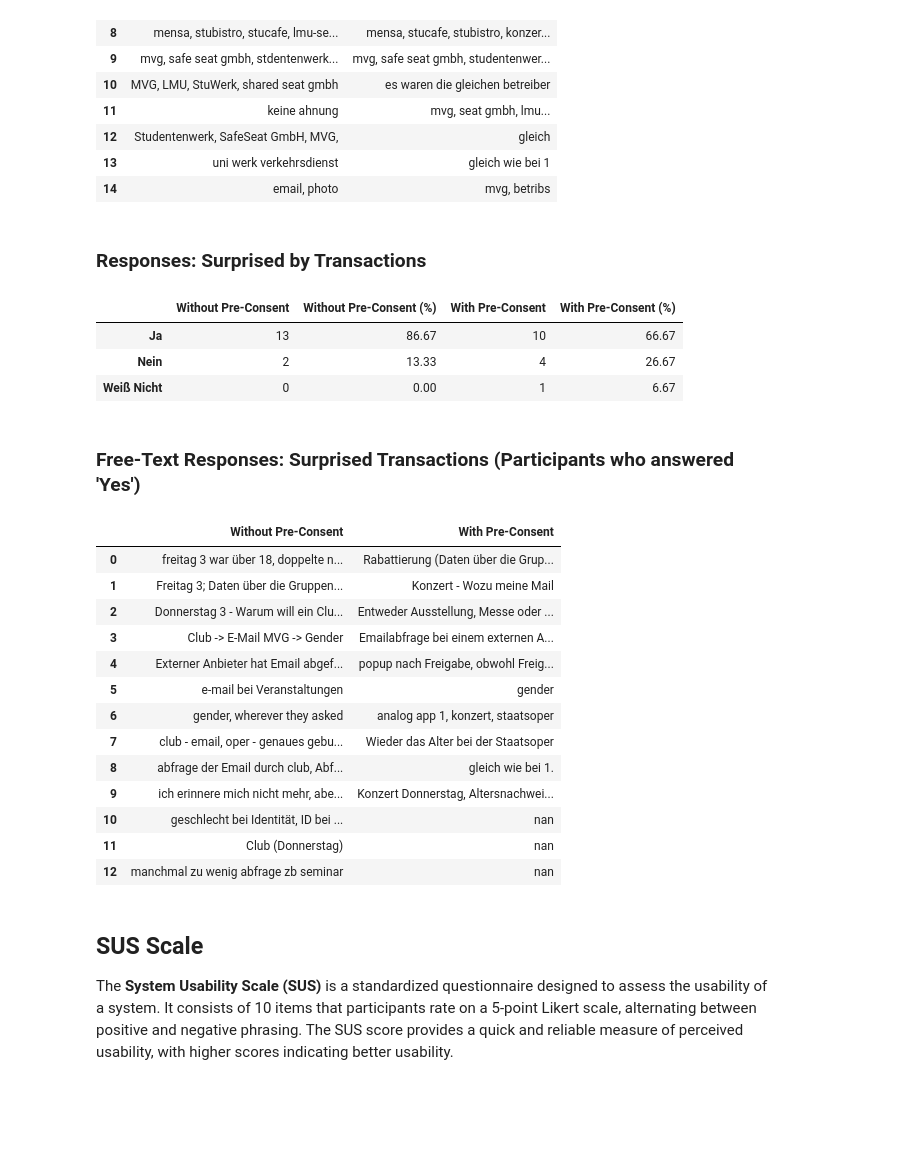
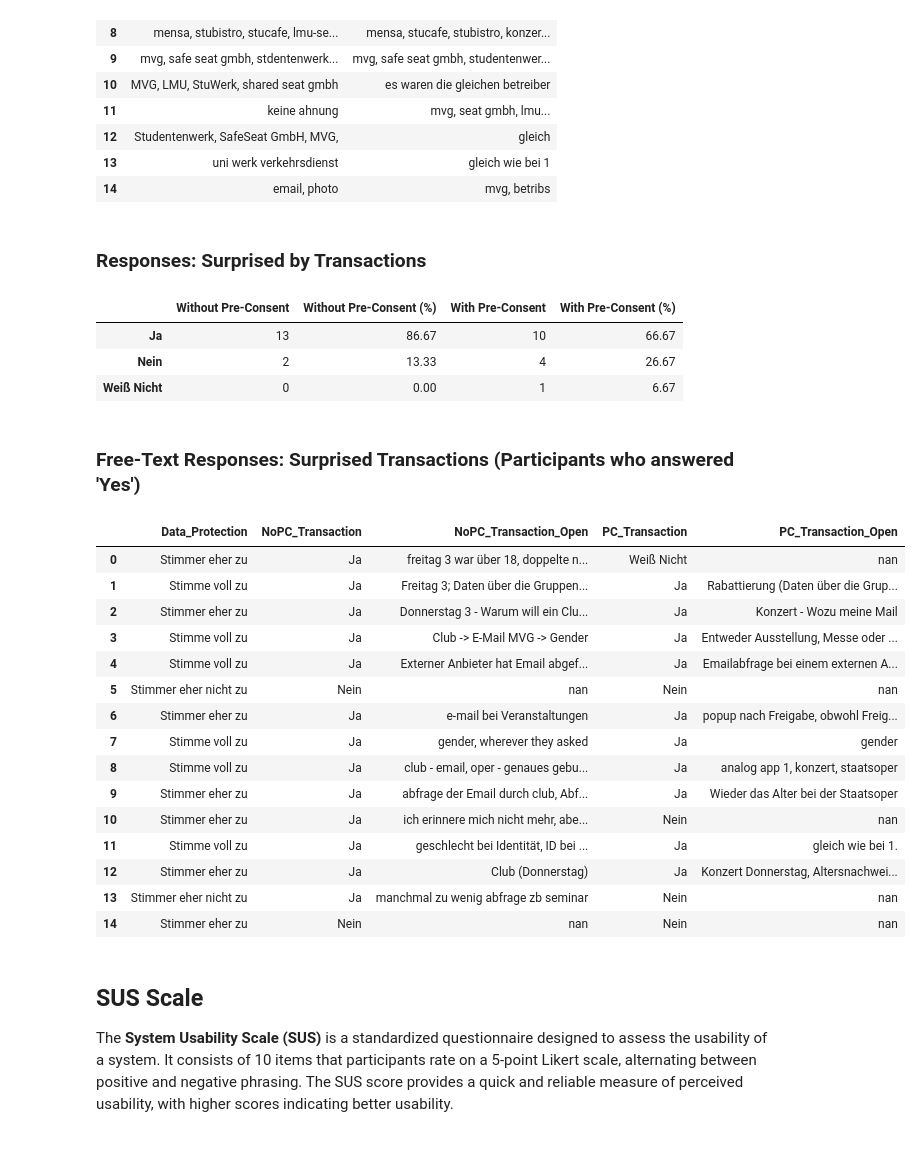
Before and after one commit to simon-lund/masterthesis_evaluation, a Jupyter notebook: questionnaire.ipynb, the cells around one changed output. Drawn from its saved outputs; the diff is of its cells as text; code cells hidden in the pictures; blank space fills up the shorter version.

```diff
--- a/questionnaire.ipynb
+++ b/questionnaire.ipynb
@@ -507,48 +507,50 @@ display(verifier_free_text_df.style.set_properties(**{'text-align': 'left'}))
 # %%
 # Surprised by data fields in Transactions? (yes/no/don't know)
 transaction_df = pd.DataFrame({
     "Without Pre-Consent": df["NoPC_Transaction"].value_counts().astype('Int64'),
     "Without Pre-Consent (%)": df["NoPC_Transaction"].value_counts(normalize=True) * 100,
     "With Pre-Consent": df["PC_Transaction"].value_counts().astype('Int64'),
     "With Pre-Consent (%)": df["PC_Transaction"].value_counts(normalize=True) * 100,
 }).round(2).fillna(0)
 
 display(Markdown("### Responses: Surprised by Transactions"))
 display(transaction_df)
 
 # Free-text responses for 'Yes'
 transaction_yes_text_nopc = df.loc[df["NoPC_Transaction"] == "Ja", "NoPC_Transaction_Open"]
 transaction_yes_text_pc = df.loc[df["PC_Transaction"] == "Ja", "PC_Transaction_Open"]
 
 # Combine free-text responses into a single DataFrame for display
 transaction_free_text_df = pd.DataFrame({
     "Without Pre-Consent": transaction_yes_text_nopc.reset_index(drop=True),
     "With Pre-Consent": transaction_yes_text_pc.reset_index(drop=True)
 })
 
 display(Markdown("### Free-Text Responses: Surprised Transactions (Participants who answered 'Yes')"))
-display(transaction_free_text_df.style.set_properties(**{'text-align': 'left'}))
+display(df[['Data_Protection', 'NoPC_Transaction', 'NoPC_Transaction_Open', 'PC_Transaction', 'PC_Transaction_Open']].style.set_properties(**{'text-align': 'left'}))
 # %% [output]
 ### Responses: Surprised by Transactions
 |  | Without Pre-Consent | Without Pre-Consent (%) | With Pre-Consent | With Pre-Consent (%) |
 | Ja | 13 | 86.67 | 10 | 66.67 |
 | Nein | 2 | 13.33 | 4 | 26.67 |
 | Weiß Nicht | 0 | 0.00 | 1 | 6.67 |
 ### Free-Text Responses: Surprised Transactions (Participants who answered 'Yes')
-|  | Without Pre-Consent | With Pre-Consent |
-| 0 | freitag 3 war über 18, doppelte n... | Rabattierung (Daten über die Grup... |
-| 1 | Freitag 3; Daten über die Gruppen... | Konzert - Wozu meine Mail |
-| 2 | Donnerstag 3 - Warum will ein Clu... | Entweder Ausstellung, Messe oder ... |
-| 3 | Club -> E-Mail MVG -> Gender | Emailabfrage bei einem externen A... |
-| 4 | Externer Anbieter hat Email abgef... | popup nach Freigabe, obwohl Freig... |
-| 5 | e-mail bei Veranstaltungen | gender |
-| 6 | gender, wherever they asked | analog app 1, konzert, staatsoper |
-| 7 | club - email, oper - genaues gebu... | Wieder das Alter bei der Staatsoper |
-| 8 | abfrage der Email durch club, Abf... | gleich wie bei 1. |
-| 9 | ich erinnere mich nicht mehr, abe... | Konzert Donnerstag, Altersnachwei... |
-| 10 | geschlecht bei Identität, ID bei ... | nan |
-| 11 | Club (Donnerstag) | nan |
-| 12 | manchmal zu wenig abfrage zb seminar | nan |
+|  | Data_Protection | NoPC_Transaction | NoPC_Transaction_Open | PC_Transaction | PC_Transaction_Open |
+| 0 | Stimmer eher zu | Ja | freitag 3 war über 18, doppelte n... | Weiß Nicht | nan |
+| 1 | Stimme voll zu | Ja | Freitag 3; Daten über die Gruppen... | Ja | Rabattierung (Daten über die Grup... |
+| 2 | Stimmer eher zu | Ja | Donnerstag 3 - Warum will ein Clu... | Ja | Konzert - Wozu meine Mail |
+| 3 | Stimme voll zu | Ja | Club -> E-Mail MVG -> Gender | Ja | Entweder Ausstellung, Messe oder ... |
+| 4 | Stimme voll zu | Ja | Externer Anbieter hat Email abgef... | Ja | Emailabfrage bei einem externen A... |
+| 5 | Stimmer eher nicht zu | Nein | nan | Nein | nan |
+| 6 | Stimmer eher zu | Ja | e-mail bei Veranstaltungen | Ja | popup nach Freigabe, obwohl Freig... |
+| 7 | Stimme voll zu | Ja | gender, wherever they asked | Ja | gender |
+| 8 | Stimme voll zu | Ja | club - email, oper - genaues gebu... | Ja | analog app 1, konzert, staatsoper |
+| 9 | Stimmer eher zu | Ja | abfrage der Email durch club, Abf... | Ja | Wieder das Alter bei der Staatsoper |
+| 10 | Stimmer eher zu | Ja | ich erinnere mich nicht mehr, abe... | Nein | nan |
+| 11 | Stimme voll zu | Ja | geschlecht bei Identität, ID bei ... | Ja | gleich wie bei 1. |
+| 12 | Stimmer eher zu | Ja | Club (Donnerstag) | Ja | Konzert Donnerstag, Altersnachwei... |
+| 13 | Stimmer eher nicht zu | Ja | manchmal zu wenig abfrage zb seminar | Nein | nan |
+| 14 | Stimmer eher zu | Nein | nan | Nein | nan |
 # %% [markdown]
 ## SUS Scale
 
```
Also changed, not shown: parts of 7 cells of this notebook.
